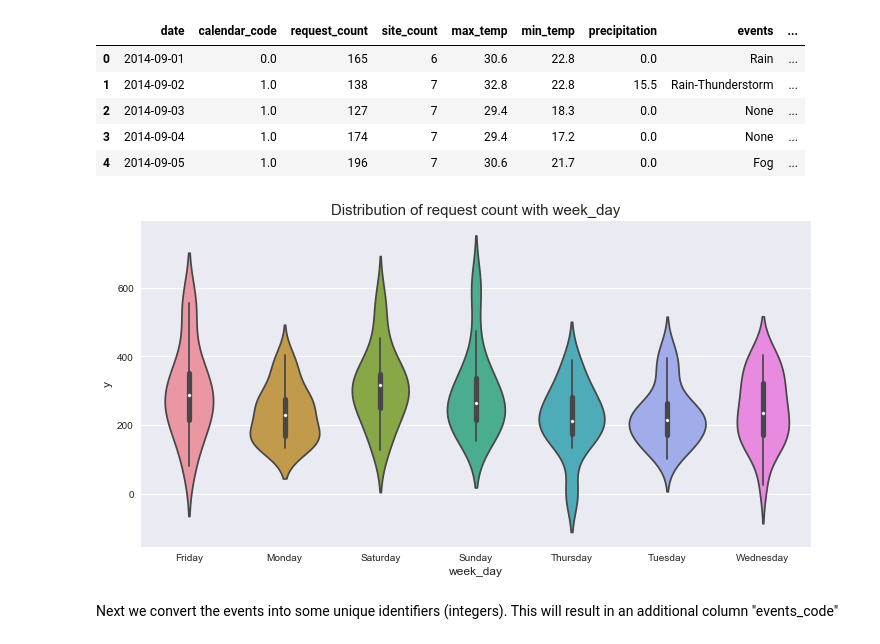
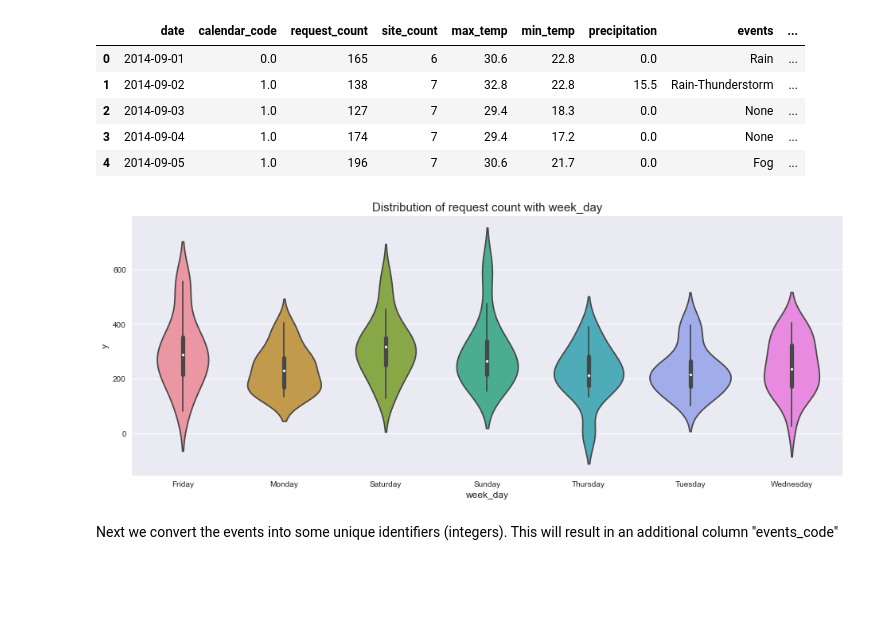
Before and after one commit to adil-rasheed/ML_Projects, a Jupyter notebook: Met_Site_Maintenance/Met_Site_Monitoring.ipynb, the cells around one changed output. Cells and saved outputs as stored; diff of their text form; code cells hidden in the pictures; blank space fills up the shorter version.

```diff
--- a/Met_Site_Maintenance/Met_Site_Monitoring.ipynb
+++ b/Met_Site_Maintenance/Met_Site_Monitoring.ipynb
@@ -64,14 +89,14 @@ training_data.head()
 # %%
 var_name = "week_day"
 col_order = np.sort(training_data[var_name].unique()).tolist()
-plt.figure(figsize=(12,6))
+plt.figure(figsize=(16,6))
 sns.violinplot(x=var_name, y='request_count', data=training_data, order=col_order)
 plt.xlabel(var_name, fontsize=12)
 plt.ylabel('y', fontsize=12)
 plt.title("Distribution of request count with "+var_name, fontsize=15)
 plt.show()
 # %% [output]
-[figure, old version]
+[figure, new version]
 # %% [markdown]
 Next we convert the events into some unique identifiers (integers). This will result in an additional column "events_code"
 # %%
```
Also changed, not shown: parts of 11 cells of this notebook.
